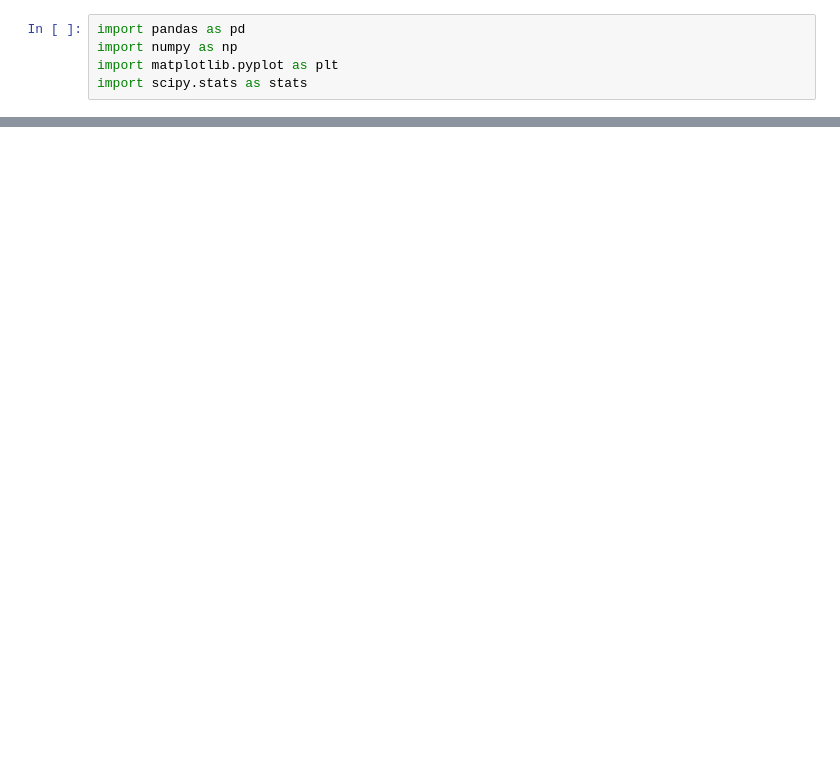
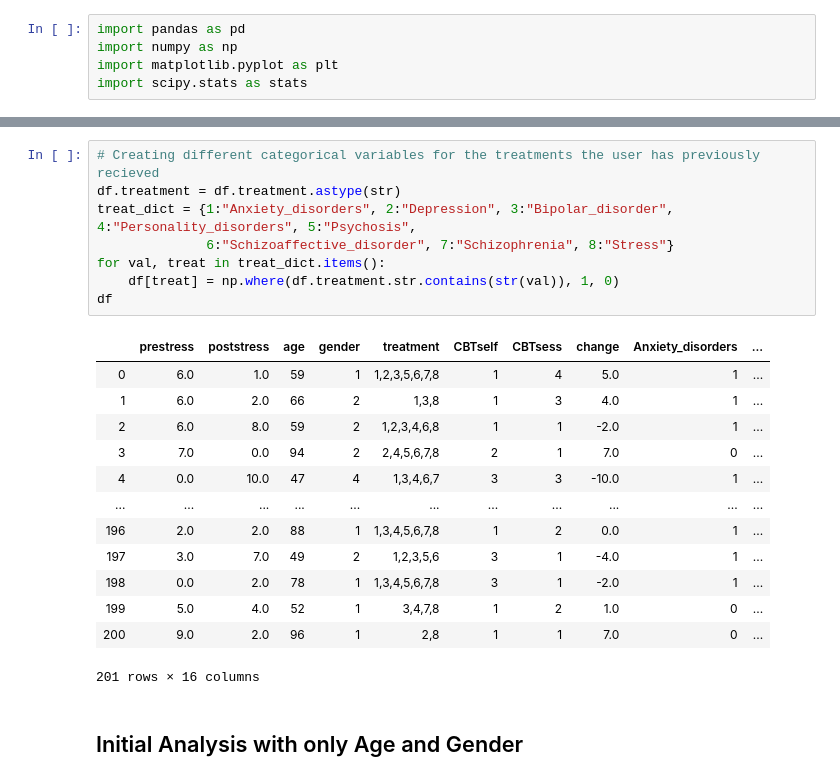
Before and after one commit to Sangha05/IAI-Stress-Management, a Jupyter notebook: Extended Data Analysis - Contextual Variables .ipynb, the cells around one changed output, grey strips where cells are left out. Cells and saved outputs as stored; diff of their text form; blank space fills up the shorter version.

```diff
--- a/Extended Data Analysis - Contextual Variables .ipynb
+++ b/Extended Data Analysis - Contextual Variables .ipynb
@@ -79,3 +76,27 @@ df
+# %%
+# Creating different categorical variables for the treatments the user has previously recieved
+df.treatment = df.treatment.astype(str)
+treat_dict = {1:"Anxiety_disorders", 2:"Depression", 3:"Bipolar_disorder", 4:"Personality_disorders", 5:"Psychosis",
+              6:"Schizoaffective_disorder", 7:"Schizophrenia", 8:"Stress"}
+for val, treat in treat_dict.items():
+    df[treat] = np.where(df.treatment.str.contains(str(val)), 1, 0)
+df
+# %% [output]
+|  | prestress | poststress | age | gender | treatment | CBTself | CBTsess | change | Anxiety_disorders | ... |
+| 0 | 6.0 | 1.0 | 59 | 1 | 1,2,3,5,6,7,8 | 1 | 4 | 5.0 | 1 | ... |
+| 1 | 6.0 | 2.0 | 66 | 2 | 1,3,8 | 1 | 3 | 4.0 | 1 | ... |
+| 2 | 6.0 | 8.0 | 59 | 2 | 1,2,3,4,6,8 | 1 | 1 | -2.0 | 1 | ... |
+| 3 | 7.0 | 0.0 | 94 | 2 | 2,4,5,6,7,8 | 2 | 1 | 7.0 | 0 | ... |
+| 4 | 0.0 | 10.0 | 47 | 4 | 1,3,4,6,7 | 3 | 3 | -10.0 | 1 | ... |
+| ... | ... | ... | ... | ... | ... | ... | ... | ... | ... | ... |
+| 196 | 2.0 | 2.0 | 88 | 1 | 1,3,4,5,6,7,8 | 1 | 2 | 0.0 | 1 | ... |
+| 197 | 3.0 | 7.0 | 49 | 2 | 1,2,3,5,6 | 3 | 1 | -4.0 | 1 | ... |
+| 198 | 0.0 | 2.0 | 78 | 1 | 1,3,4,5,6,7,8 | 3 | 1 | -2.0 | 1 | ... |
+| 199 | 5.0 | 4.0 | 52 | 1 | 3,4,7,8 | 1 | 2 | 1.0 | 0 | ... |
+| 200 | 9.0 | 2.0 | 96 | 1 | 2,8 | 1 | 1 | 7.0 | 0 | ... |
+201 rows × 16 columns
+# %% [markdown]
+## Initial Analysis with only Age and Gender
 # %%
 import seaborn as sns
 import warnings
```
Also changed, not shown: parts of 9 cells of this notebook.
